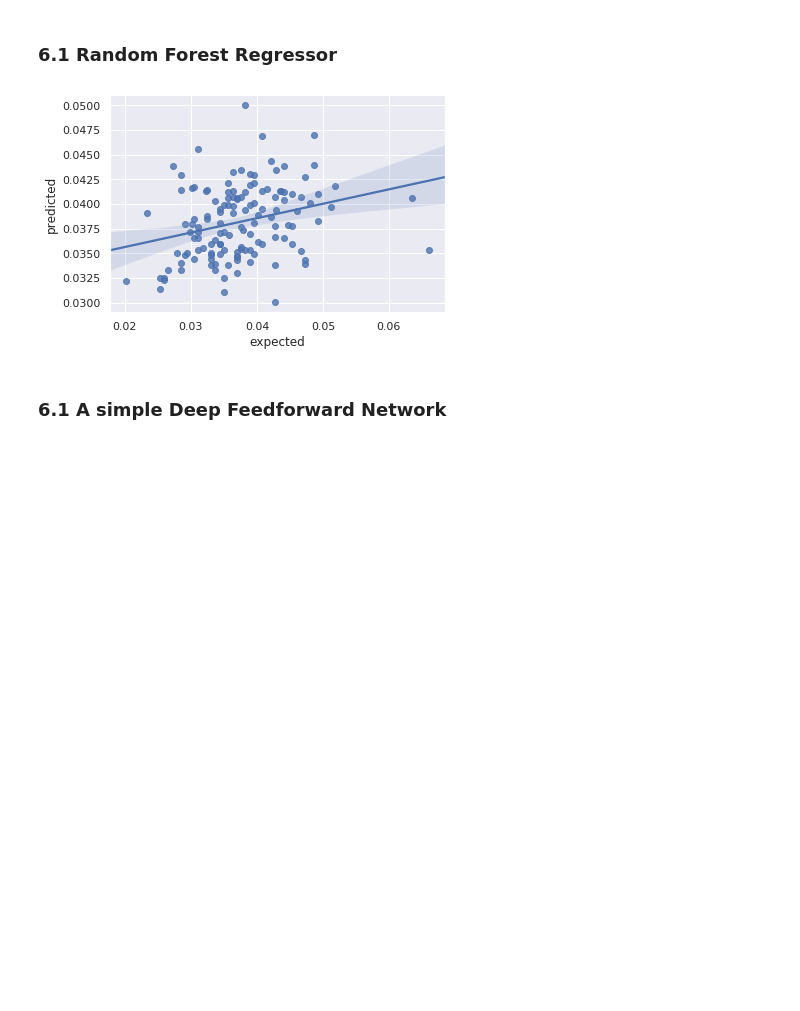
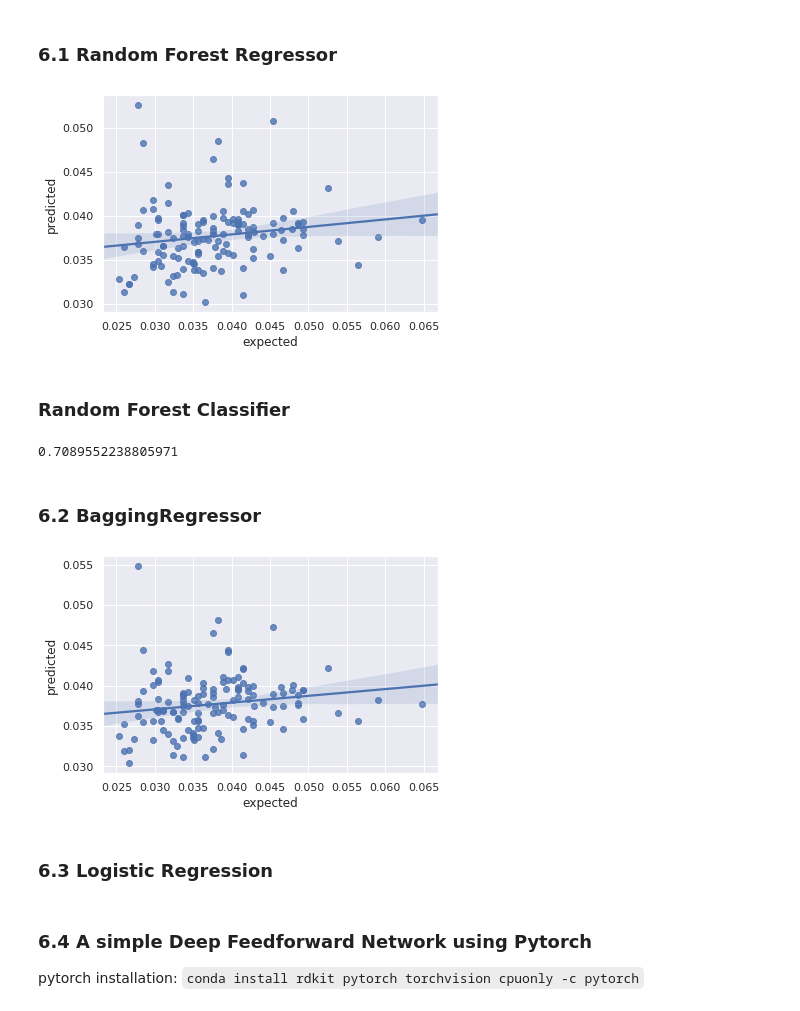
Before and after one commit to NLeSC/Dialect, a Jupyter notebook: workshop.ipynb, the cells around one changed output. Drawn from its saved outputs; the diff is of its cells as text; code cells hidden in the pictures; blank space fills up the shorter version.

````diff
--- a/workshop.ipynb
+++ b/workshop.ipynb
@@ -129,7 +129,7 @@ df_ml["SBP"] = df_spss[['SBP1', 'SBP2', 'SBP3']].mean(axis=1)
 df_ml["SBP"] = df_ml["SBP"].fillna(df_ml["SBP"].mean())
 # %%
 df_ml["DBP"] = df_spss[['DBP1', 'DBP2', 'DBP3']].mean(axis=1)
-df_ml["DBP"] = df_ml["DBP"].fillna(df_ml["SBP"].mean())
+df_ml["DBP"] = df_ml["DBP"].fillna(df_ml["DBP"].mean())
 # %% [markdown]
 ## 4 Visualize the Data
 # %%
@@ -201,8 +213,37 @@ sklearn_model = RandomForestRegressor(n_estimators=100)
 # Train data
 sklearn_model.fit(train_features, train_target)
 predicted = sklearn_model.predict(valid_features)
+# Plot the expected and predicted value
 create_scatter_plot(predicted, valid_target)
 # %% [output]
-[figure, old version]
+[figure, new version]
+# %% [markdown]
+### Random Forest Classifier
+# %%
+from sklearn.ensemble import RandomForestClassifier
+sklearn_model = RandomForestClassifier(n_estimators=100)
+# Train data
+labels = df_ml["Microvas_total"].apply(lambda x: 1 if x >  0.0 else 0).to_numpy().astype(np.int)
+sklearn_model.fit(train_features, labels[index_train])
+predicted = sklearn_model.predict(valid_features)
+# %%
+sklearn_model.score(valid_features, labels[index_valid])
+# %% [output]
+0.7089552238805971
+# %% [markdown]
+### 6.2 BaggingRegressor
+# %%
+from sklearn.ensemble import BaggingRegressor
+sklearn_model = BaggingRegressor(n_estimators=100)
+# Train data
+sklearn_model.fit(train_features, train_target)
+predicted = sklearn_model.predict(valid_features)
+# Plot the expected and predicted value
+create_scatter_plot(predicted, valid_target)
+# %% [output]
+[figure, added]
+# %% [markdown]
+### 6.3 Logistic Regression
 # %% [markdown]
-### 6.1 A simple Deep Feedforward Network
+### 6.4 A simple Deep Feedforward Network using Pytorch
+pytorch installation: ```conda install rdkit pytorch torchvision cpuonly -c pytorch```
````
Also changed, not shown: parts of 10 cells of this notebook.
